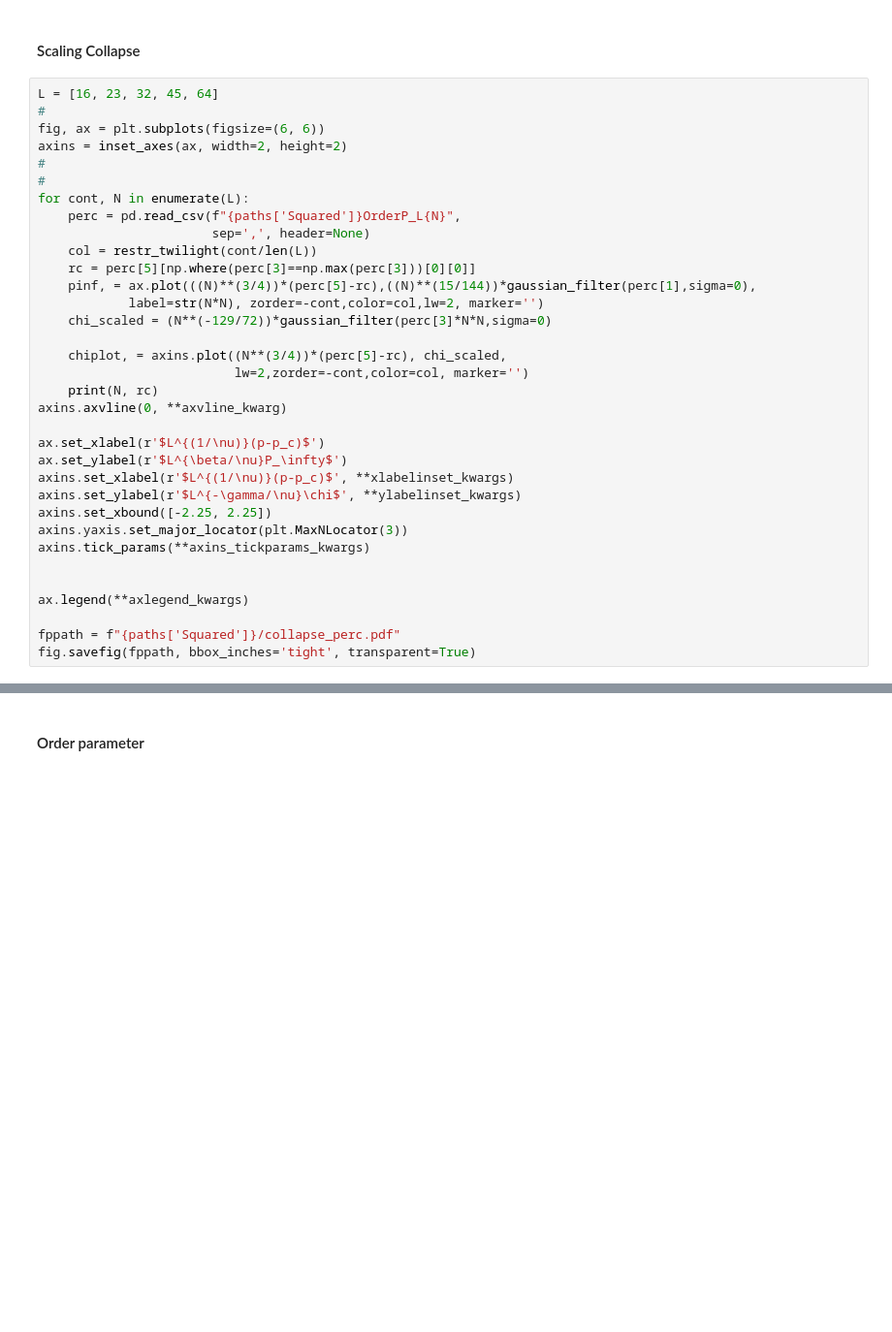
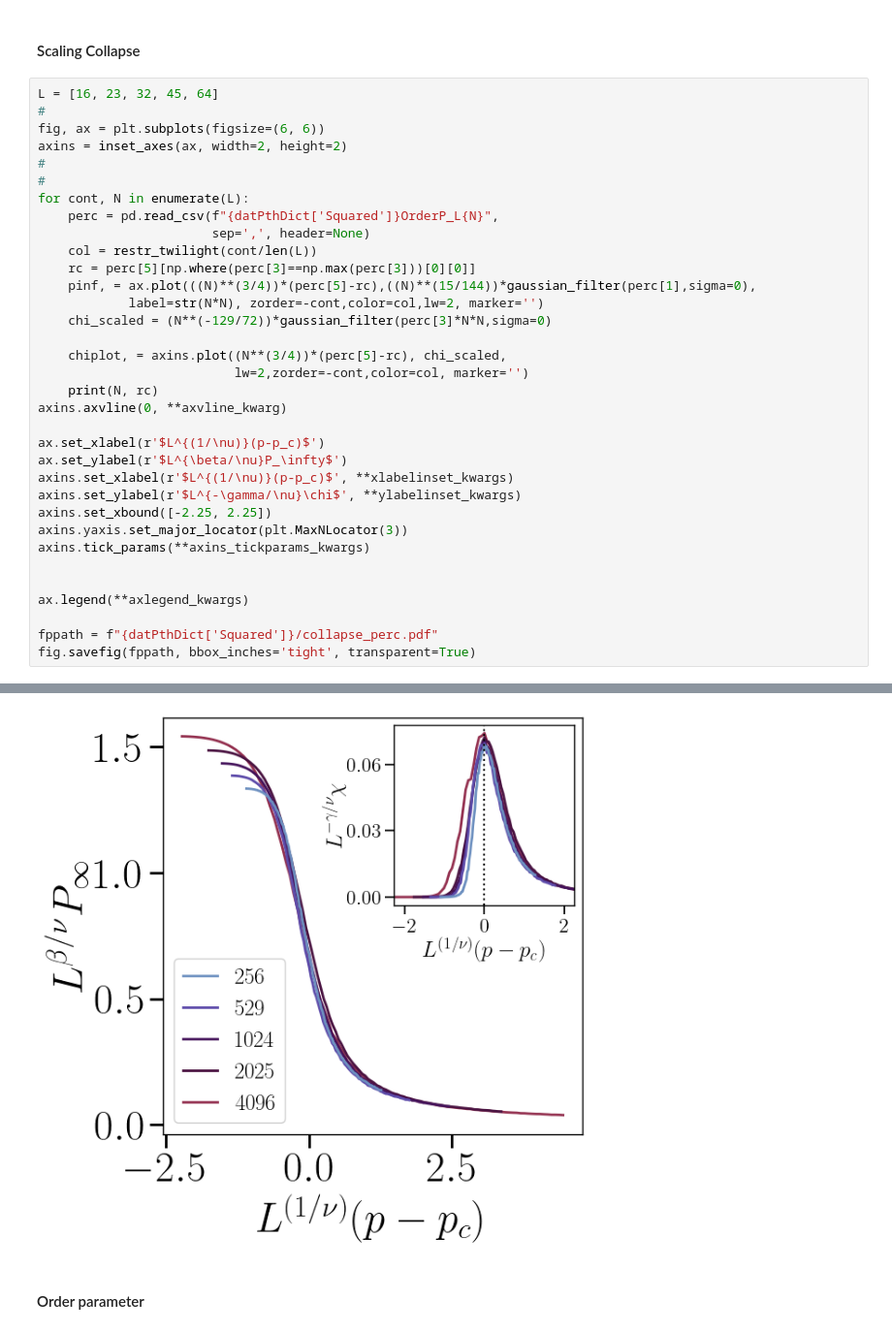
Before and after one commit to giulioiannelli/lrgsglib-public, a Jupyter notebook: ipynb/fig02_panel2.ipynb, the cells around one changed output, grey strips where cells are left out. Shown at 97% size. Drawn from its saved outputs; the diff is of its cells as text; blank space fills up the shorter version.

```diff
--- a/ipynb/fig02_panel2.ipynb
+++ b/ipynb/fig02_panel2.ipynb
@@ -218,7 +230,7 @@ axins = inset_axes(ax, width=2, height=2)
 #
 #
 for cont, N in enumerate(L):
-    perc = pd.read_csv(f"{paths['Squared']}OrderP_L{N}",
+    perc = pd.read_csv(f"{datPthDict['Squared']}OrderP_L{N}",
                        sep=',', header=None)
     col = restr_twilight(cont/len(L))
     rc = perc[5][np.where(perc[3]==np.max(perc[3]))[0][0]]
@@ -242,5 +254,6 @@ axins.tick_params(**axins_tickparams_kwargs)
 
 ax.legend(**axlegend_kwargs)
 
-fppath = f"{paths['Squared']}/collapse_perc.pdf"
+fppath = f"{datPthDict['Squared']}/collapse_perc.pdf"
 fig.savefig(fppath, bbox_inches='tight', transparent=True)
+# %% [output]
@@ -247,3 +265,4 @@ fig.savefig(fppath, bbox_inches='tight', transparent=True)
+[figure, added]
 # %% [markdown]
 #### Order parameter
 # %%
```
Also changed, not shown: parts of 17 cells of this notebook, 6 other files.
